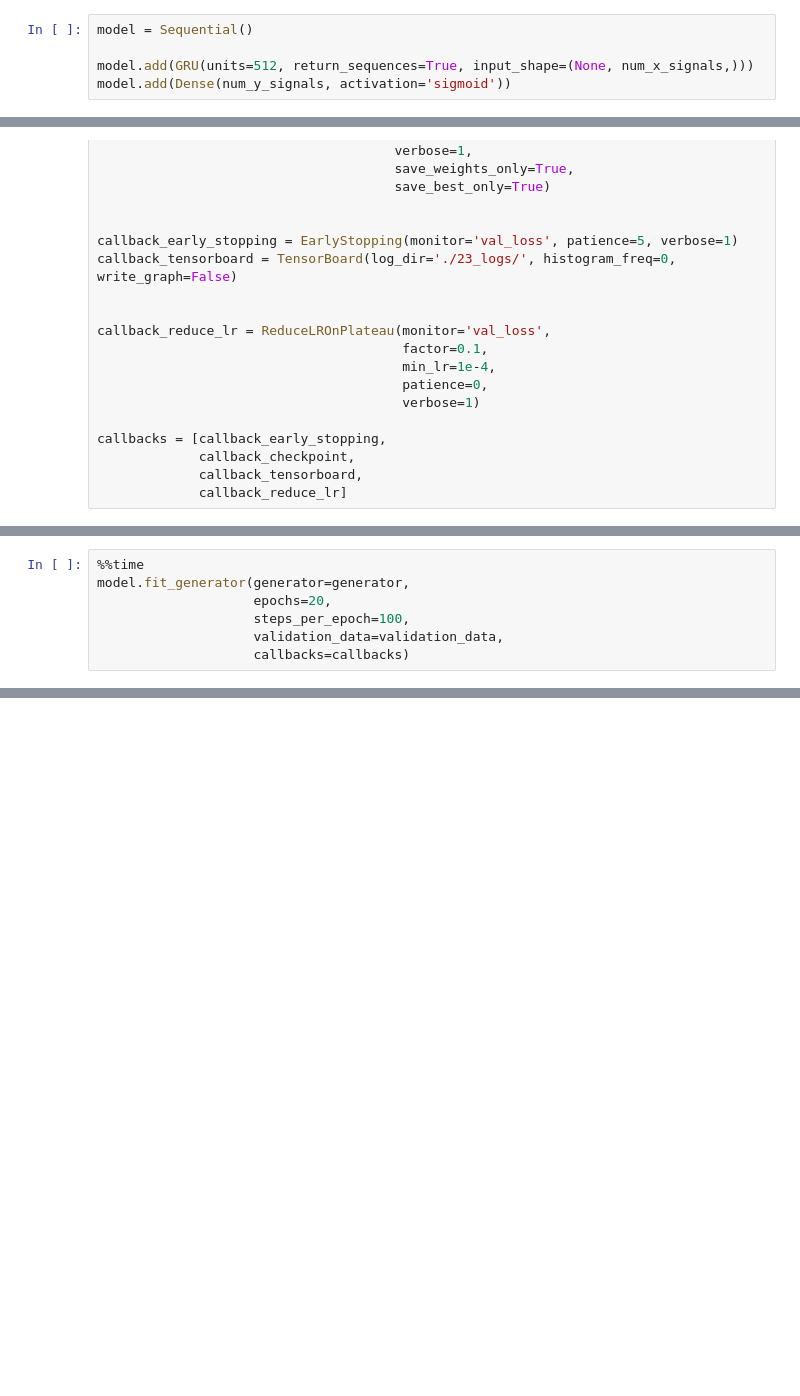
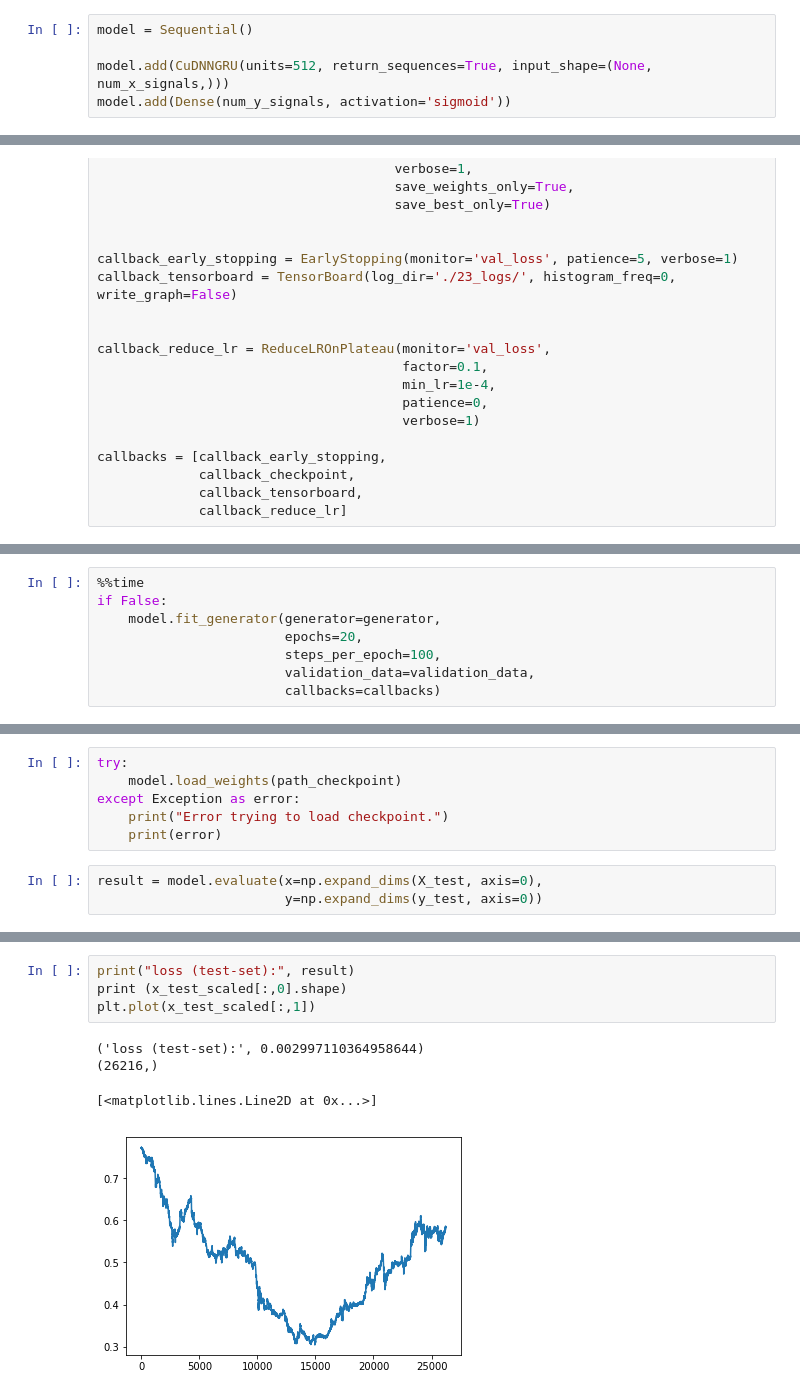
Before and after one commit to amitashkenazi/learning_dp, a Jupyter notebook: crypto_trading/eth_btc_prediction.ipynb, the cells around one changed output, grey strips where cells are left out. Cells and saved outputs as stored; diff of their text form; blank space fills up the shorter version.

Commit message:
checkpoint

```diff
--- a/crypto_trading/eth_btc_prediction.ipynb
+++ b/crypto_trading/eth_btc_prediction.ipynb
@@ -131,7 +189,7 @@ x_batch, y_batch = next(generator)
 # %%
 model = Sequential()
 
-model.add(GRU(units=512, return_sequences=True, input_shape=(None, num_x_signals,)))
+model.add(CuDNNGRU(units=512, return_sequences=True, input_shape=(None, num_x_signals,)))
 model.add(Dense(num_y_signals, activation='sigmoid'))
 # %%
 warmup_steps = 50
@@ -212,8 +272,9 @@ callbacks = [callback_early_stopping,
 # %%
 %%time
-model.fit_generator(generator=generator,
-                    epochs=20,
-                    steps_per_epoch=100,
-                    validation_data=validation_data,
-                    callbacks=callbacks)
+if False:
+    model.fit_generator(generator=generator,
+                        epochs=20,
+                        steps_per_epoch=100,
+                        validation_data=validation_data,
+                        callbacks=callbacks)
 # %% [output]
@@ -220,0 +283,9 @@ Epoch 1/20
+# %%
+try:
+    model.load_weights(path_checkpoint)
+except Exception as error:
+    print("Error trying to load checkpoint.")
+    print(error)
+# %%
+result = model.evaluate(x=np.expand_dims(X_test, axis=0),
+                        y=np.expand_dims(y_test, axis=0))
@@ -220,0 +294,9 @@ Epoch 1/20
+# %%
+print("loss (test-set):", result)
+print (x_test_scaled[:,0].shape)
+plt.plot(x_test_scaled[:,1])
+# %% [output]
+('loss (test-set):', 0.002997110364958644)
+(26216,)
+[<matplotlib.lines.Line2D at 0x...>]
+[figure, added]
```
Also changed, not shown: parts of 17 cells of this notebook, 1 other file.
